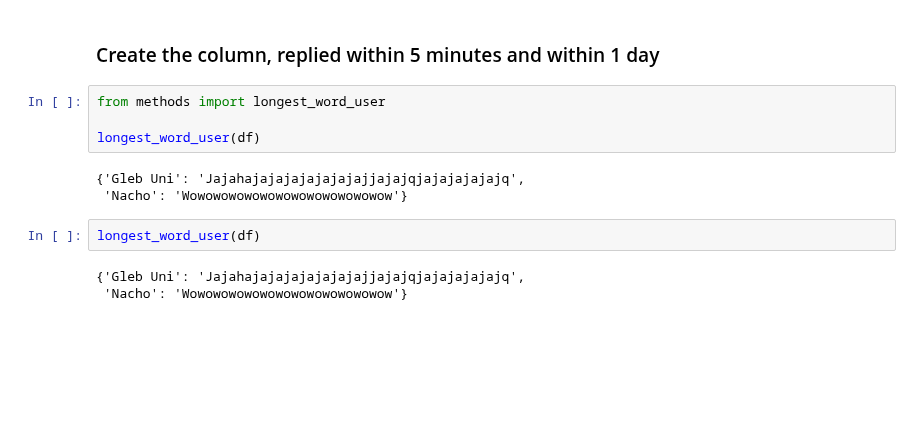
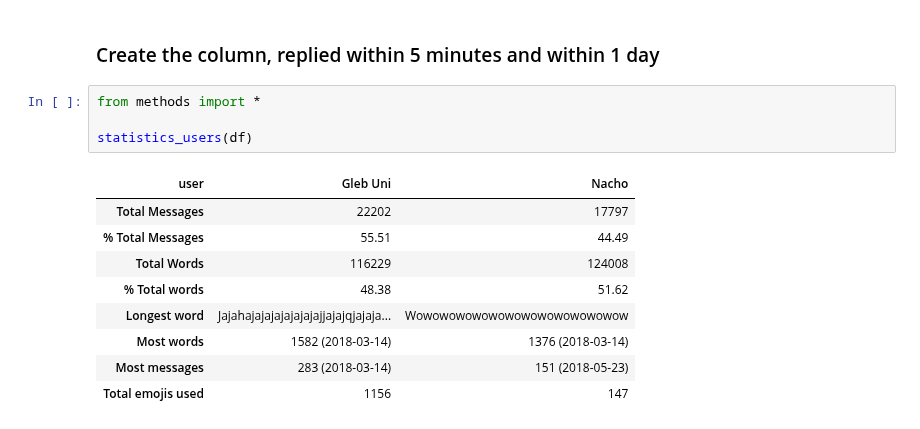
Before and after one commit to gsidorov/WhatsCeption, a Jupyter notebook: chat_to_txt_pandas.ipynb, the cells around one changed output. Saved outputs shown, nothing was run; the diff lists cells and outputs as text; blank space fills up the shorter version.

```diff
--- a/chat_to_txt_pandas.ipynb
+++ b/chat_to_txt_pandas.ipynb
@@ -183,14 +299,16 @@ df_gleb.iloc[:,12].mean().total_seconds()
 # %% [markdown]
 ### Create the column, replied within 5 minutes and within 1 day
 # %%
-from methods import longest_word_user
+from methods import *
 
-longest_word_user(df)
+statistics_users(df)
 # %% [output]
-{'Gleb Uni': 'Jajahajajajajajajajajjajajqjajajajajajq',
- 'Nacho': 'Wowowowowowowowowowowowowow'}
+| user | Gleb Uni | Nacho |
+| Total Messages | 22202 | 17797 |
+| % Total Messages | 55.51 | 44.49 |
+| Total Words | 116229 | 124008 |
+| % Total words | 48.38 | 51.62 |
+| Longest word | Jajahajajajajajajajajjajajqjajaja... | Wowowowowowowowowowowowowow |
+| Most words | 1582 (2018-03-14) | 1376 (2018-03-14) |
+| Most messages | 283 (2018-03-14) | 151 (2018-05-23) |
+| Total emojis used | 1156 | 147 |
-# %%
-longest_word_user(df)
-# %% [output]
-{'Gleb Uni': 'Jajahajajajajajajajajjajajqjajajajajajq',
- 'Nacho': 'Wowowowowowowowowowowowowow'}
```
Also changed, not shown: parts of 49 cells of this notebook, 11 other files.
